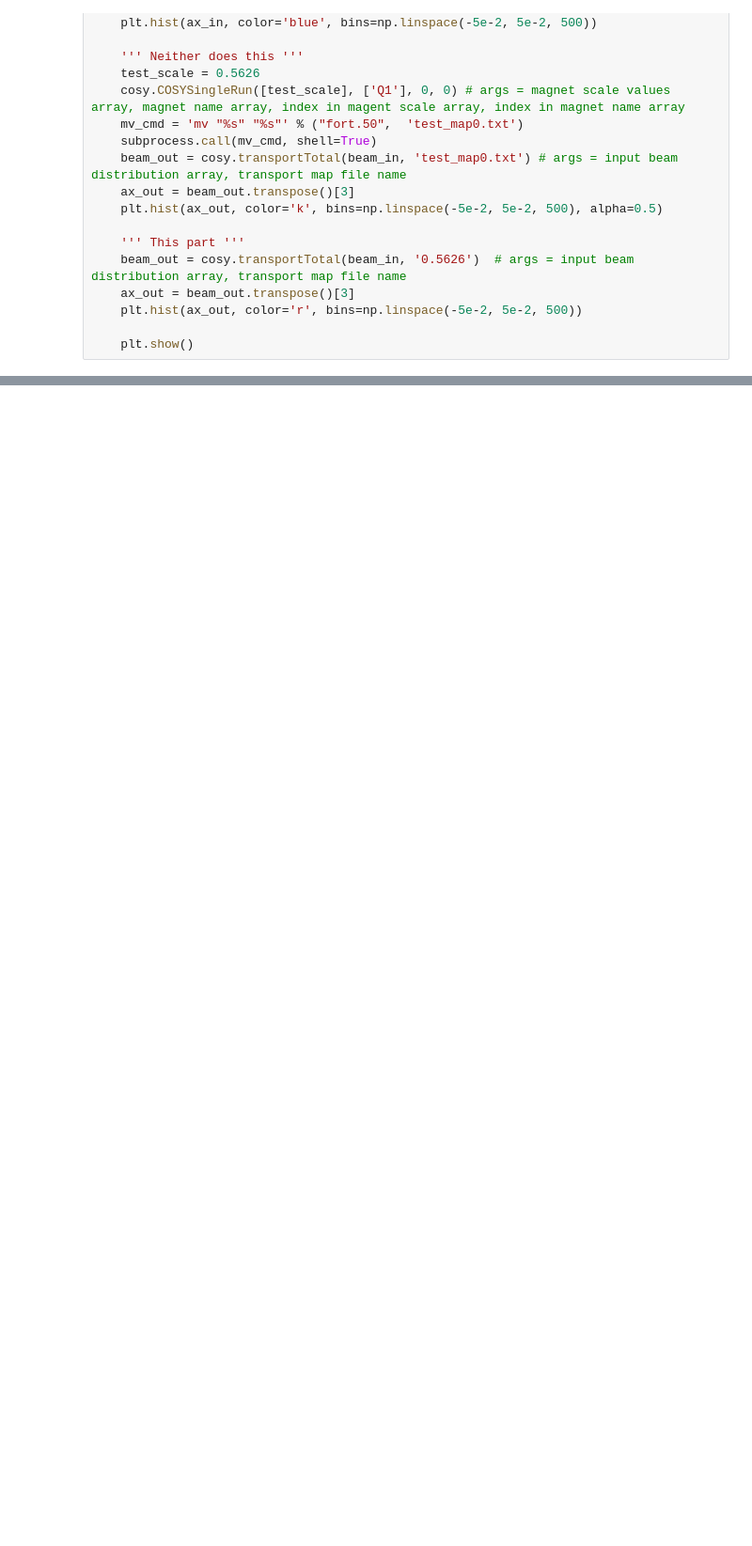
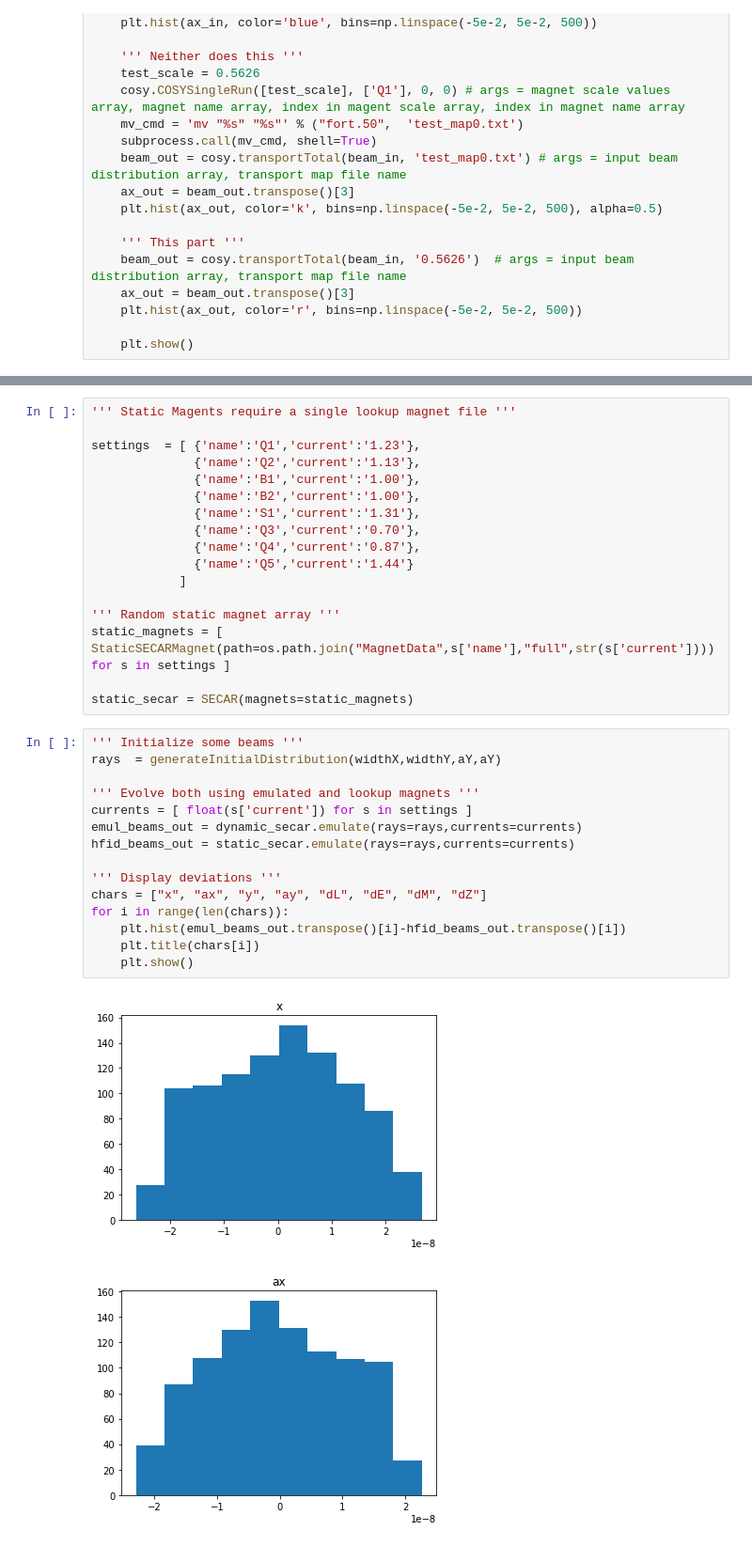
Before and after one commit to diogenes1991/RBMSecar, a Jupyter notebook: Emulator/RBM.ipynb, the cells around one changed output, grey strips where cells are left out. Shown at 94% size. Saved outputs shown, nothing was run; the diff lists cells and outputs as text; blank space fills up the shorter version.

```diff
--- a/Emulator/RBM.ipynb
+++ b/Emulator/RBM.ipynb
@@ -302,0 +269,35 @@ for i in range(len(chars)):
+# %%
+''' Static Magents require a single lookup magnet file '''
+
+settings  = [ {'name':'Q1','current':'1.23'},
+              {'name':'Q2','current':'1.13'},
+              {'name':'B1','current':'1.00'},
+              {'name':'B2','current':'1.00'},
+              {'name':'S1','current':'1.31'},
+              {'name':'Q3','current':'0.70'},
+              {'name':'Q4','current':'0.87'},
+              {'name':'Q5','current':'1.44'}
+            ]
+
+''' Random static magnet array '''
+static_magnets = [ StaticSECARMagnet(path=os.path.join("MagnetData",s['name'],"full",str(s['current']))) for s in settings ]
+
+static_secar = SECAR(magnets=static_magnets)
+# %%
+''' Initialize some beams '''
+rays  = generateInitialDistribution(widthX,widthY,aY,aY)
+
+''' Evolve both using emulated and lookup magnets '''
+currents = [ float(s['current']) for s in settings ]
+emul_beams_out = dynamic_secar.emulate(rays=rays,currents=currents)
+hfid_beams_out = static_secar.emulate(rays=rays,currents=currents)
+
+''' Display deviations '''
+chars = ["x", "ax", "y", "ay", "dL", "dE", "dM", "dZ"]
+for i in range(len(chars)):
+    plt.hist(emul_beams_out.transpose()[i]-hfid_beams_out.transpose()[i])
+    plt.title(chars[i])
+    plt.show()
+# %% [output]
+[figure, added]
+[figure, added]
```
Also changed, not shown: parts of 8 cells of this notebook, 2 other files.
